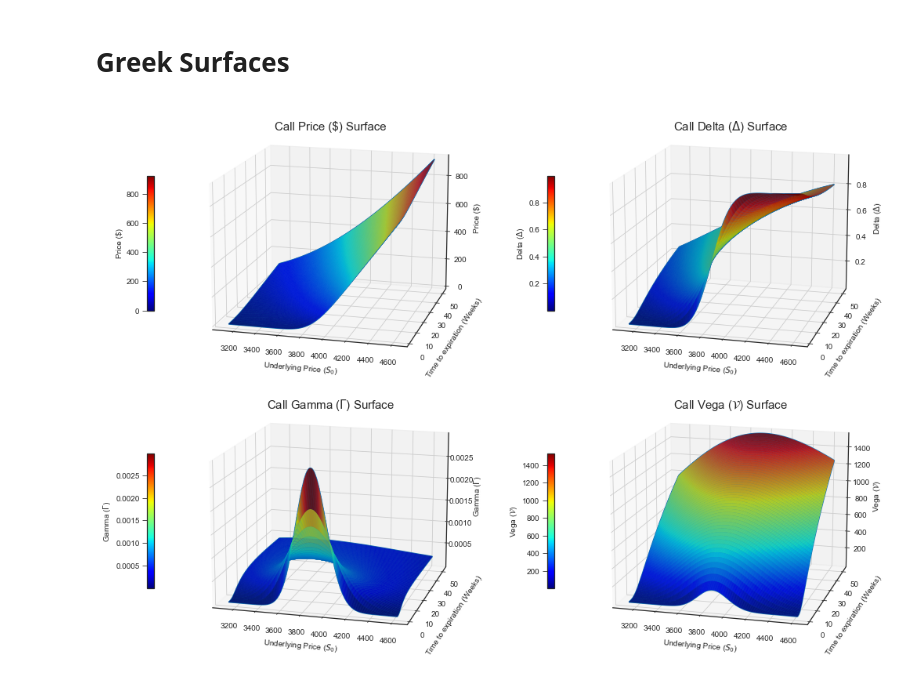
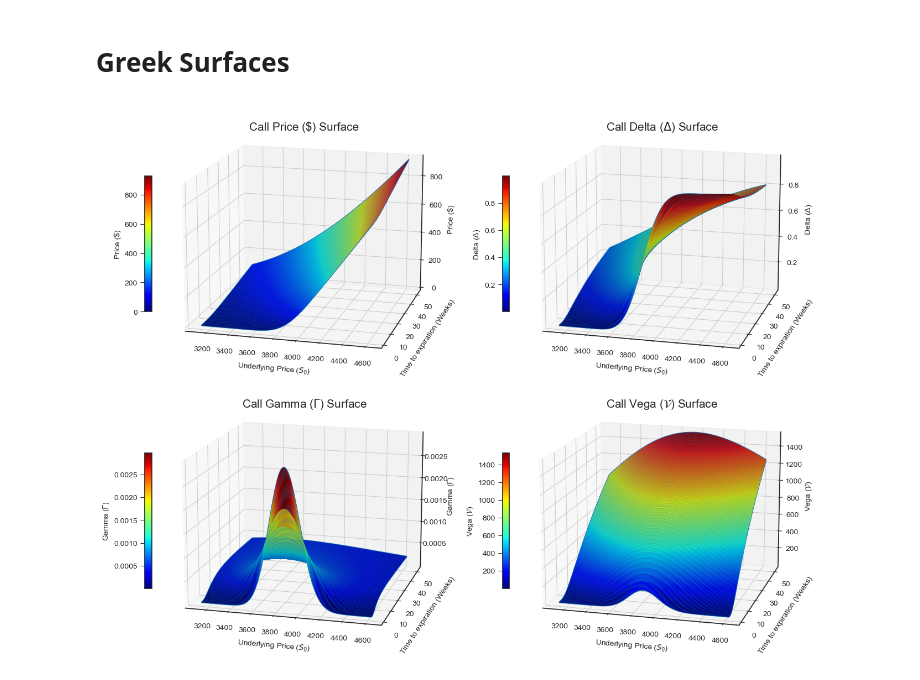
Before and after one commit to ShabbirHasan1/Fast-BSM-Python, a Jupyter notebook: FAST-BSM-BENCHMARKS.ipynb, the cells around one changed output. Cells and saved outputs as stored; diff of their text form; code cells hidden in the pictures.

```diff
--- a/FAST-BSM-BENCHMARKS.ipynb
+++ b/FAST-BSM-BENCHMARKS.ipynb
@@ -38,7 +38,7 @@ T = np.array([ele for ele in time for i in range(s.shape[1])]).reshape(s.shape)
 %%timeit
 # Run Benchmark
 calls, puts = [], []
-for i in tqdm(range(s.shape[0])):
+for i in range(s.shape[0]):
     for j in range(s.shape[1]):
         calls.append(BSM(
             option_type='c',
@@ -62,24 +61,0 @@ for i in tqdm(range(s.shape[0])):
-# %%
-%%time
-calls, puts = [], []
-for i in tqdm(range(s.shape[0])):
-    for j in range(s.shape[1]):
-        calls.append(BSM(
-            option_type='c',
-            price=s[i,j],
-            strike=STRIKE_MAT[i,j],
-            interest_rate=IR_mat[i,j],
-            expiry=T[i,j],
-            volatility=IV_mat[i,j]
-        ))
-
-        puts.append(BSM(
-            option_type='p',
-            price=s[i,j],
-            strike=STRIKE_MAT[i,j],
-            interest_rate=IR_mat[i,j],
-            expiry=T[i,j],
-            volatility=IV_mat[i,j]
-        ))
-
-print(f"Number Of Option Contracts: {len(calls)+len(puts):2,}")
@@ -89,0 +68,5 @@ Wall time: 53 ms
+# %%
+%%time
+calls = [BSM('c', s[i,j], STRIKE_MAT[i,j], IR_mat[i,j], T[i,j], IV_mat[i,j]) for i in range(s.shape[0]) for j in range(s.shape[1])]
+puts = [BSM('p', s[i,j], STRIKE_MAT[i,j], IR_mat[i,j], T[i,j], IV_mat[i,j]) for i in range(s.shape[0]) for j in range(s.shape[1])]
+print(f"Number Of Option Contracts: {len(calls)+len(puts):2,}")
@@ -153,40 +141,42 @@ Wall time: 541 ms
 # %% [markdown]
 # Greek Surfaces
+# %%
+figsize = [13, 10]
 # %%
 greeks = [
     calls_price,
     calls_delta,
     calls_gamma,
     calls_vega
 ]
 
 greek_names = ['Price ($)', 'Delta ($\Delta$)', 'Gamma ($\Gamma$)', 'Vega ($\mathcal{V}$)']
 
-fig = plt.figure(figsize=[15, 10], tight_layout=True)
+fig = plt.figure(figsize=figsize, constrained_layout=True)
 count = 1
 for greek in greeks:
     norm = matplotlib.colors.Normalize()
     ax = fig.add_subplot(int(f"22{count}"), projection='3d')
     ax.view_init(15, -75)
     ax.dist = 9
 
     ax.plot_wireframe(s, T*52, greek, rstride=1, cstride=1)
     ax.plot_surface(s, T*52, greek, facecolors=cm.jet(norm(greek)), linewidth=0.001, rstride=1, cstride=1)
     ax.set_zlim3d(greek.min(), greek.max())
 
     count -= 1
 
     plt.title(f"Call {greek_names[count]} Surface", size=15, y=0.98)
     ax.set_xlabel('Underlying Price ($S_0$)')
     ax.set_ylabel('Time to expiration (Weeks)')
     ax.set_zlabel(f'{greek_names[count]}')
 
     m = cm.ScalarMappable(cmap=cm.jet)
     m.set_array(greek)
     cbar = plt.colorbar(m, shrink=0.5, ax=ax, label=f'{greek_names[count]}', location='left')
     count += 2
 # %% [output]
-[figure, old version]
+[figure, new version]
 # %%
 greeks = [
     puts_price,
```
Also changed, not shown: parts of 14 cells of this notebook, 1 other file.
